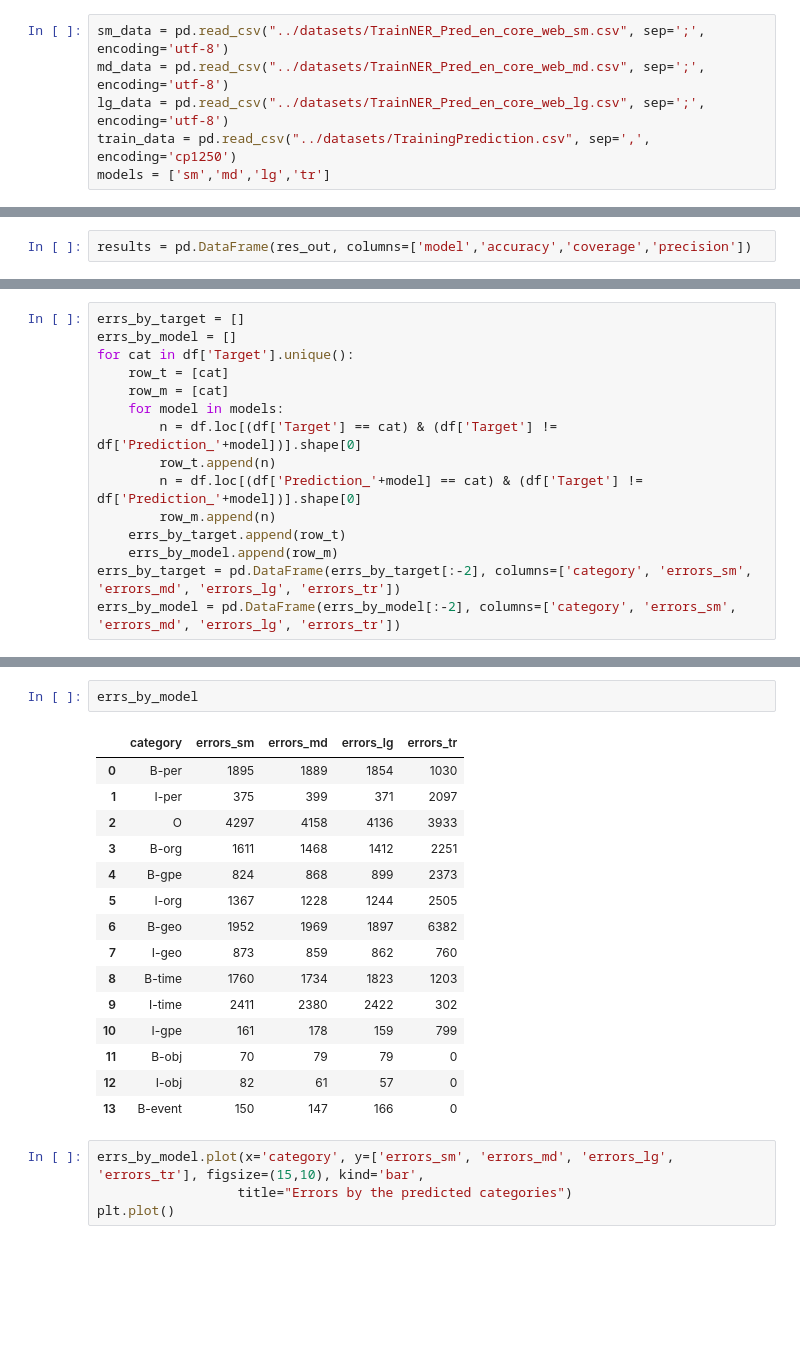
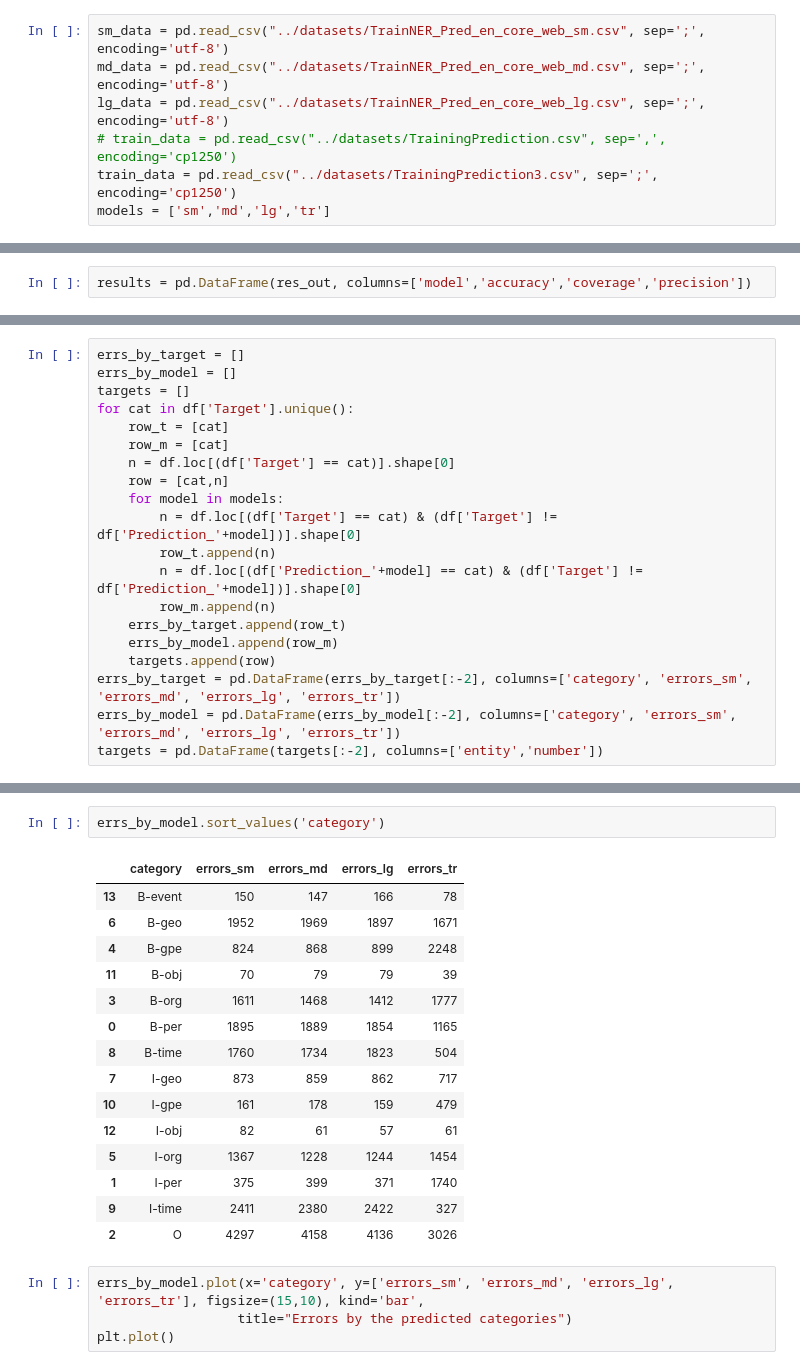
Before and after one commit to krisztianbenda/text_enrichment, a Jupyter notebook: notebooks/Evaluation.ipynb, the cells around one changed output, grey strips where cells are left out. Drawn from its saved outputs; the diff is of its cells as text; blank space fills up the shorter version.

```diff
--- a/notebooks/Evaluation.ipynb
+++ b/notebooks/Evaluation.ipynb
@@ -9,7 +9,8 @@ import matplotlib
 sm_data = pd.read_csv("../datasets/TrainNER_Pred_en_core_web_sm.csv", sep=';', encoding='utf-8')
 md_data = pd.read_csv("../datasets/TrainNER_Pred_en_core_web_md.csv", sep=';', encoding='utf-8')
 lg_data = pd.read_csv("../datasets/TrainNER_Pred_en_core_web_lg.csv", sep=';', encoding='utf-8')
-train_data = pd.read_csv("../datasets/TrainingPrediction.csv", sep=',', encoding='cp1250')
+# train_data = pd.read_csv("../datasets/TrainingPrediction.csv", sep=',', encoding='cp1250')
+train_data = pd.read_csv("../datasets/TrainingPrediction3.csv", sep=';', encoding='cp1250')
 models = ['sm','md','lg','tr']
 # %%
 sm_data.head()
@@ -153,9 +155,12 @@ plt.show()
 # %%
 errs_by_target = []
 errs_by_model = []
+targets = []
 for cat in df['Target'].unique():
     row_t = [cat]
     row_m = [cat]
+    n = df.loc[(df['Target'] == cat)].shape[0]
+    row = [cat,n]
     for model in models:
         n = df.loc[(df['Target'] == cat) & (df['Target'] != df['Prediction_'+model])].shape[0]
         row_t.append(n)
@@ -163,5 +168,7 @@ for cat in df['Target'].unique():
         row_m.append(n)
     errs_by_target.append(row_t)
     errs_by_model.append(row_m)
+    targets.append(row)
 errs_by_target = pd.DataFrame(errs_by_target[:-2], columns=['category', 'errors_sm', 'errors_md', 'errors_lg', 'errors_tr'])
 errs_by_model = pd.DataFrame(errs_by_model[:-2], columns=['category', 'errors_sm', 'errors_md', 'errors_lg', 'errors_tr'])
+targets = pd.DataFrame(targets[:-2], columns=['entity','number'])
@@ -193,21 +218,21 @@ plt.plot()
 # %%
-errs_by_model
+errs_by_model.sort_values('category')
 # %% [output]
 |  | category | errors_sm | errors_md | errors_lg | errors_tr |
-| 0 | B-per | 1895 | 1889 | 1854 | 1030 |
-| 1 | I-per | 375 | 399 | 371 | 2097 |
-| 2 | O | 4297 | 4158 | 4136 | 3933 |
-| 3 | B-org | 1611 | 1468 | 1412 | 2251 |
-| 4 | B-gpe | 824 | 868 | 899 | 2373 |
-| 5 | I-org | 1367 | 1228 | 1244 | 2505 |
-| 6 | B-geo | 1952 | 1969 | 1897 | 6382 |
-| 7 | I-geo | 873 | 859 | 862 | 760 |
-| 8 | B-time | 1760 | 1734 | 1823 | 1203 |
-| 9 | I-time | 2411 | 2380 | 2422 | 302 |
-| 10 | I-gpe | 161 | 178 | 159 | 799 |
-| 11 | B-obj | 70 | 79 | 79 | 0 |
-| 12 | I-obj | 82 | 61 | 57 | 0 |
-| 13 | B-event | 150 | 147 | 166 | 0 |
+| 13 | B-event | 150 | 147 | 166 | 78 |
+| 6 | B-geo | 1952 | 1969 | 1897 | 1671 |
+| 4 | B-gpe | 824 | 868 | 899 | 2248 |
+| 11 | B-obj | 70 | 79 | 79 | 39 |
+| 3 | B-org | 1611 | 1468 | 1412 | 1777 |
+| 0 | B-per | 1895 | 1889 | 1854 | 1165 |
+| 8 | B-time | 1760 | 1734 | 1823 | 504 |
+| 7 | I-geo | 873 | 859 | 862 | 717 |
+| 10 | I-gpe | 161 | 178 | 159 | 479 |
+| 12 | I-obj | 82 | 61 | 57 | 61 |
+| 5 | I-org | 1367 | 1228 | 1244 | 1454 |
+| 1 | I-per | 375 | 399 | 371 | 1740 |
+| 9 | I-time | 2411 | 2380 | 2422 | 327 |
+| 2 | O | 4297 | 4158 | 4136 | 3026 |
 # %%
 errs_by_model.plot(x='category', y=['errors_sm', 'errors_md', 'errors_lg', 'errors_tr'], figsize=(15,10), kind='bar',
                   title="Errors by the predicted categories")
```
Also changed, not shown: parts of 13 cells of this notebook.
